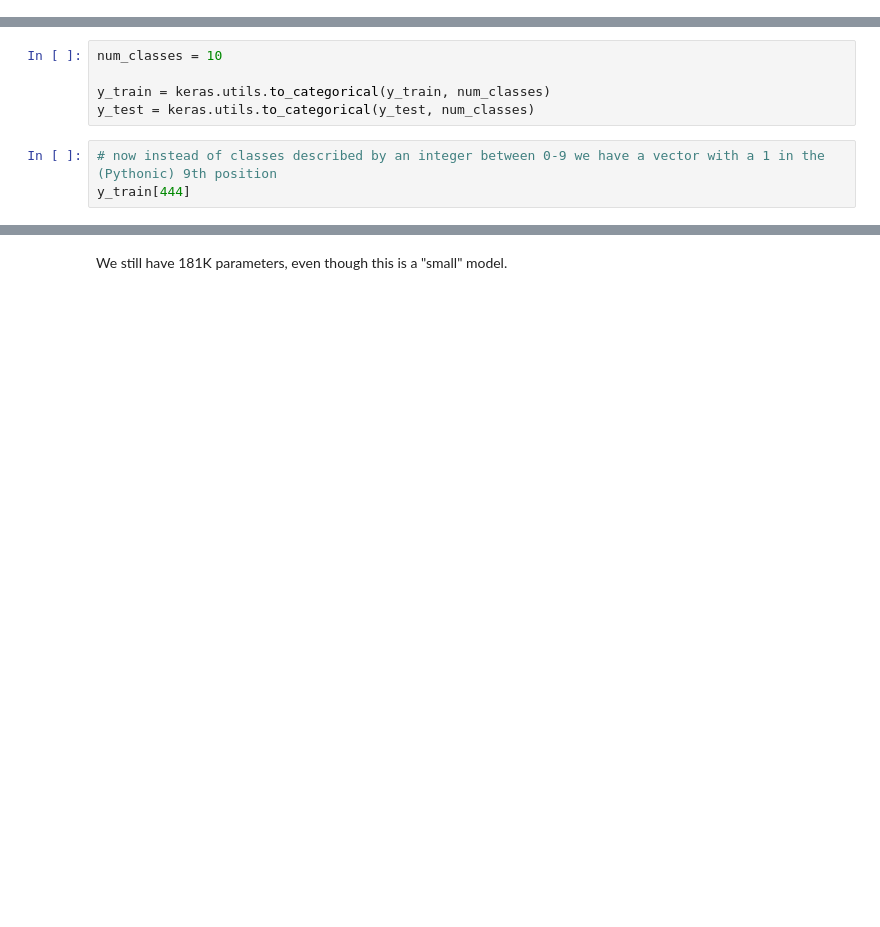
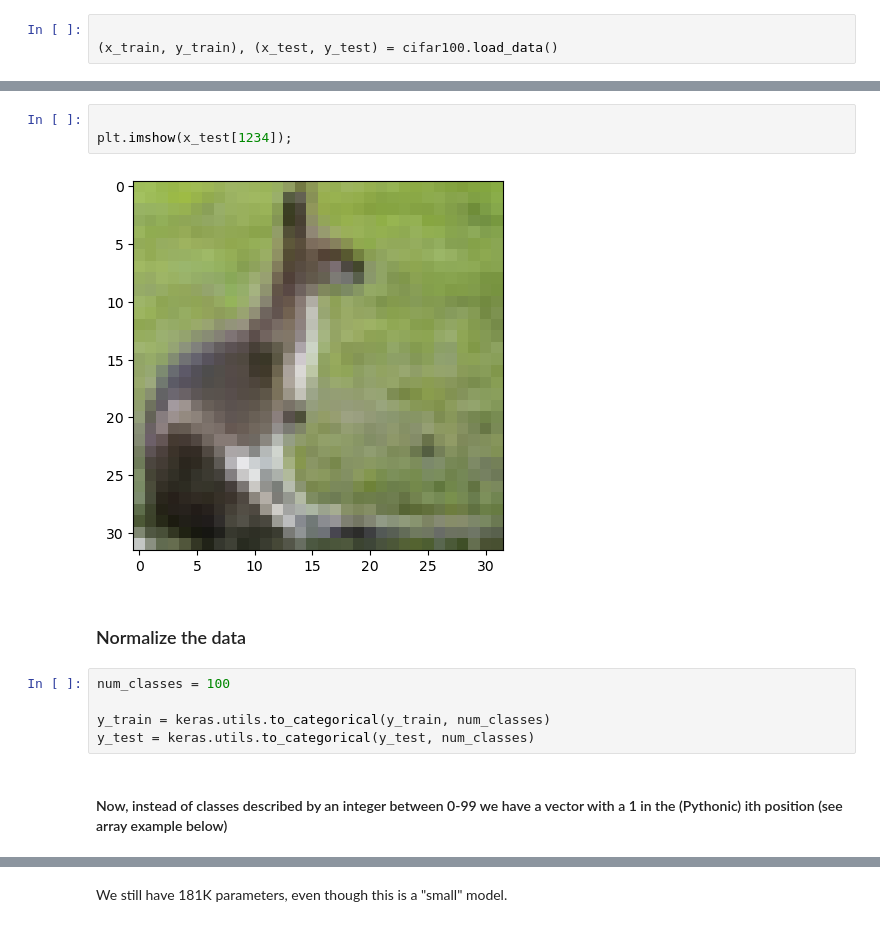
Before and after one commit to jmpasia-ghub/deep_learning_reinforcement_learning, a Jupyter notebook: myHomeWork.ipynb, the cells around one changed output, grey strips where cells are left out. Saved outputs shown, nothing was run; the diff lists cells and outputs as text; blank space fills up the shorter version.

```diff
--- a/myHomeWork.ipynb
+++ b/myHomeWork.ipynb
@@ -68,0 +56,3 @@ plt.imshow(x_train[444]);
+# %%
+
+(x_train, y_train), (x_test, y_test) = cifar100.load_data()
@@ -69,8 +80,14 @@ plt.imshow(x_train[444]);
+# %%
+
+plt.imshow(x_test[1234]);
+# %% [output]
+[figure, added]
+# %% [markdown]
+### Normalize the data
 # %%
-num_classes = 10
+num_classes = 100
 
 y_train = keras.utils.to_categorical(y_train, num_classes)
 y_test = keras.utils.to_categorical(y_test, num_classes)
-# %%
-# now instead of classes described by an integer between 0-9 we have a vector with a 1 in the (Pythonic) 9th position
-y_train[444]
+# %% [markdown]
+#### Now, instead of classes described by an integer between 0-99 we have a vector with a 1 in the (Pythonic) ith position (see array example below)
```
Also changed, not shown: parts of 37 cells of this notebook.
